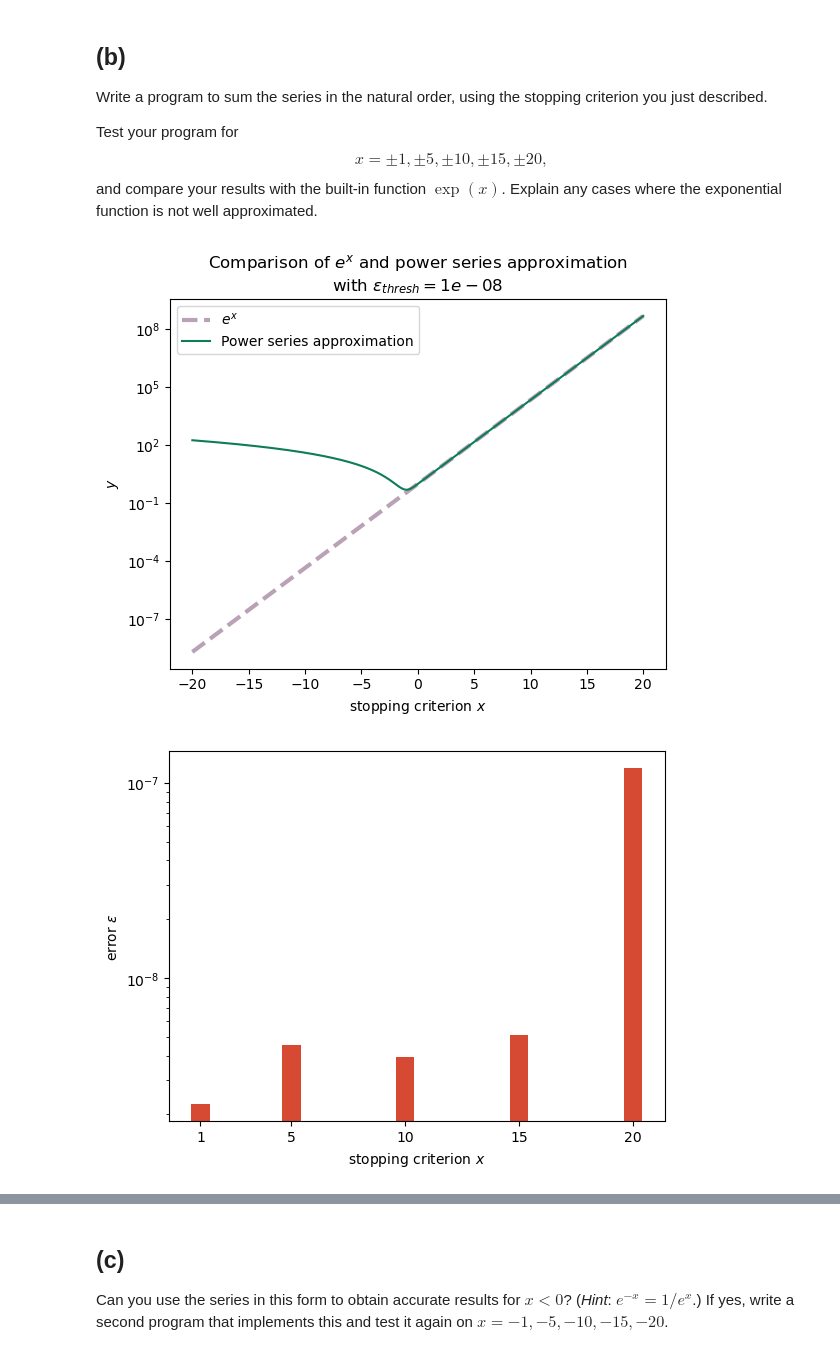
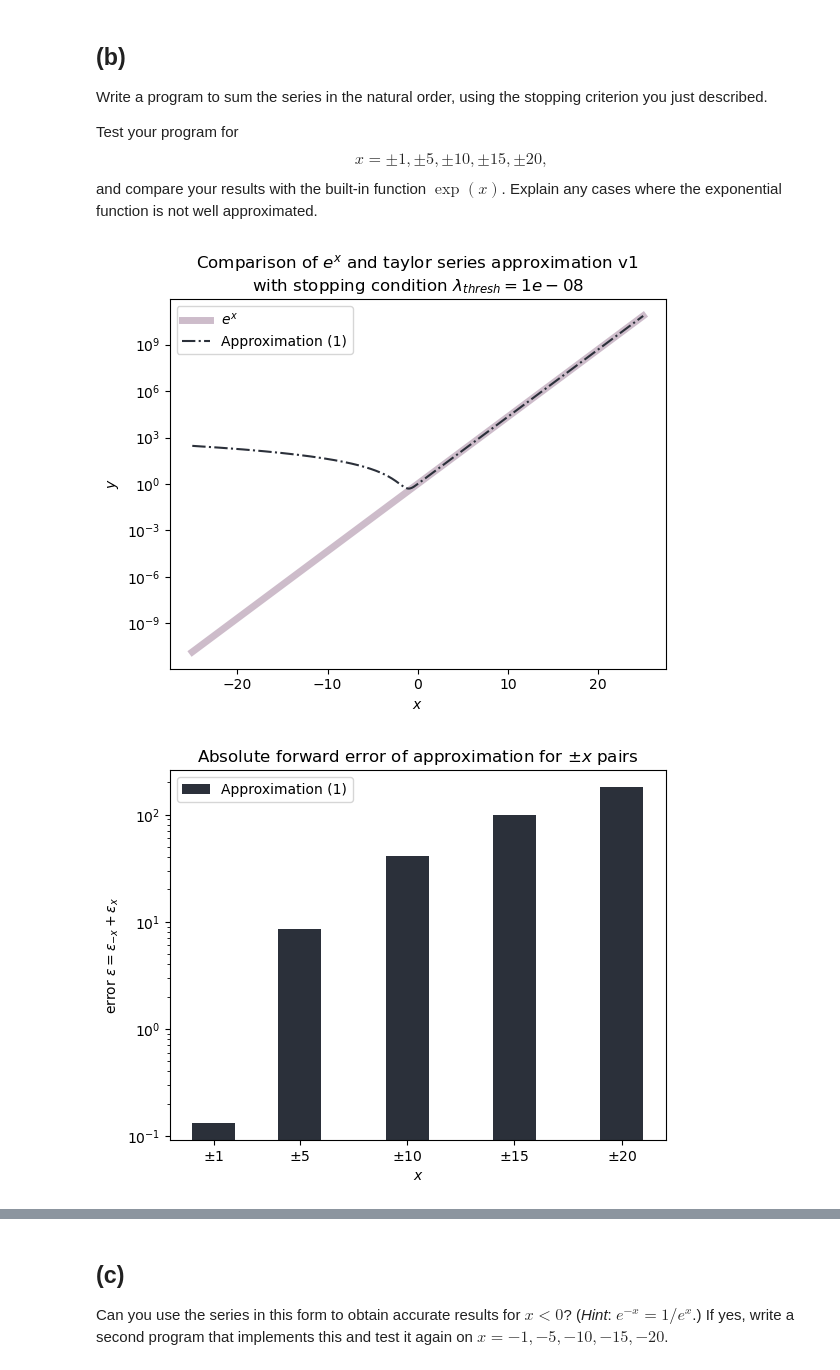
Before and after one commit to jonas4climate/na-assignment1, a Jupyter notebook: hw1_2023.ipynb, the cells around one changed output, grey strips where cells are left out. Cells and saved outputs as stored; diff of their text form; code cells hidden in the pictures.

```diff
--- a/hw1_2023.ipynb
+++ b/hw1_2023.ipynb
@@ -118,44 +118,50 @@ Write a program to sum the series in the natural order, using the stopping crite
 
 Test your program for $$x = \pm 1, \pm 5, \pm 10, \pm 15, \pm 20 , $$ and compare your results with the built-in function $\exp(x)$. Explain any cases where the exponential function is not well approximated.
 # %%
-x_values = [1, 5, 10, 15, 20]
-epsilon_thresh = 10**-8
+xs = np.linspace(-25, 25, 500)
+x_values = np.array([1, 5, 10, 15, 20])
+lambda_thresh = 10**-8
 
 
-def pow_series_exp(x):
+# Approximation (1)
+def taylor_series_v1(x):
     total = 1 + x
     i = 2
-    while x**i/factorial(i) > epsilon_thresh:
+    while x**i/factorial(i) > lambda_thresh:
         total += x**i/factorial(i)
         i += 1
     return total
 
+# Plotting whole spectrum
+v_taylor_series_v1 = np.vectorize(taylor_series_v1)
+y, y_hat_1 = np.exp(xs), v_taylor_series_v1(xs)
 
-exp_v = np.vectorize(pow_series_exp)
-xs = np.linspace(-20, 20, 400)
-y, y_hat = np.exp(xs), exp_v(xs)
 
-plt.semilogy(xs, y, linewidth=3, color=COLORS[3], alpha=0.7, linestyle='--')
-plt.semilogy(xs, y_hat, linewidth=1.5, color=COLORS[1])
-plt.xlabel('stopping criterion $x$')
+# Data for plotting only x_value pairs
+true_pos, true_neg = np.exp(x_values), np.exp(-x_values)
+chosen_y_hat_1_pos, chosen_y_hat_1_neg = v_taylor_series_v1(x_values), v_taylor_series_v1(-x_values)
+errors_1 = np.abs(chosen_y_hat_1_pos-true_pos) + np.abs(chosen_y_hat_1_neg-true_neg)
+
+
+plt.semilogy(xs, y, linewidth=5, color=COLORS[3], alpha=0.5)
+plt.semilogy(xs, y_hat_1, linewidth=1.5, color=COLORS[0], linestyle='-.')
+plt.xlabel('$x$')
 plt.ylabel('$y$')
-plt.legend(['$e^x$', 'Power series approximation'])
-plt.title('Comparison of $e^x$ and power series approximation\n' +
-          f'with $\\epsilon_{{thresh}}={epsilon_thresh}$')
+plt.legend(['$e^x$', 'Approximation (1)'])
+plt.title('Comparison of $e^x$ and taylor series approximation v1\n' +
+          f'with stopping condition $\\lambda_{{thresh}}={lambda_thresh}$')
 plt.show()
 
-errors = []
-for x in x_values:
-    result = pow_series_exp(x)
-    errors.append(abs(result-math.exp(x)))
 
-plt.bar(x_values, errors, color=COLORS[4])
-plt.xticks(x_values)
-plt.xlabel('stopping criterion $x$')
-plt.ylabel('error $\\epsilon$')
+bar1 = plt.bar(x_values, errors_1, color=COLORS[0], width=2.0)
+plt.xticks(x_values, ['$\\pm$' + str(x_value) for x_value in x_values])
+plt.xlabel('$x$')
+plt.ylabel('error $\\epsilon = \\epsilon_{-x} + \\epsilon_{x}$')
 plt.yscale('log')
+plt.legend(['Approximation (1)', 'Approximation (2)'])
+plt.title('Absolute forward error of approximation for $\\pm x$ pairs')
 plt.show()
 # %% [output]
-[figure, old version]
+[figure, new version]
-[figure, old version]
+[figure, new version]
 # %% [markdown]
```
Also changed, not shown: parts of 4 cells of this notebook.
